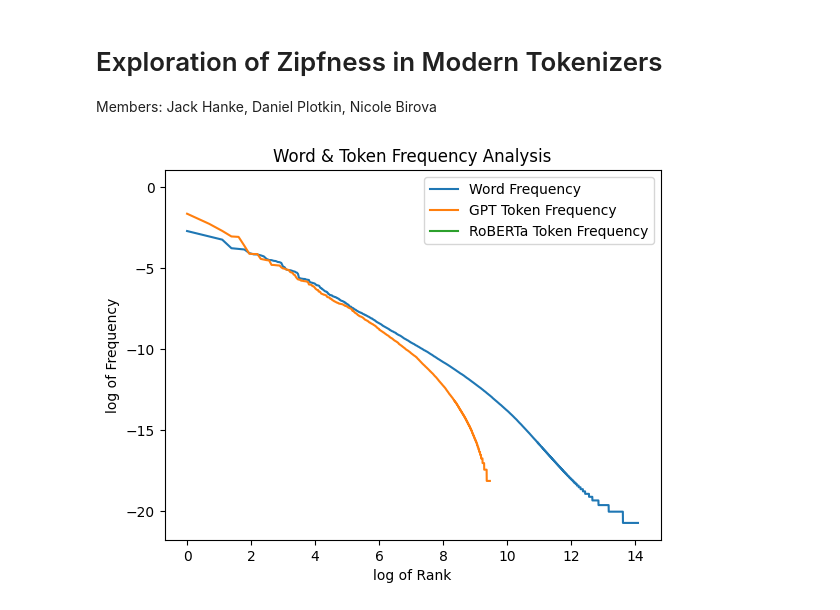
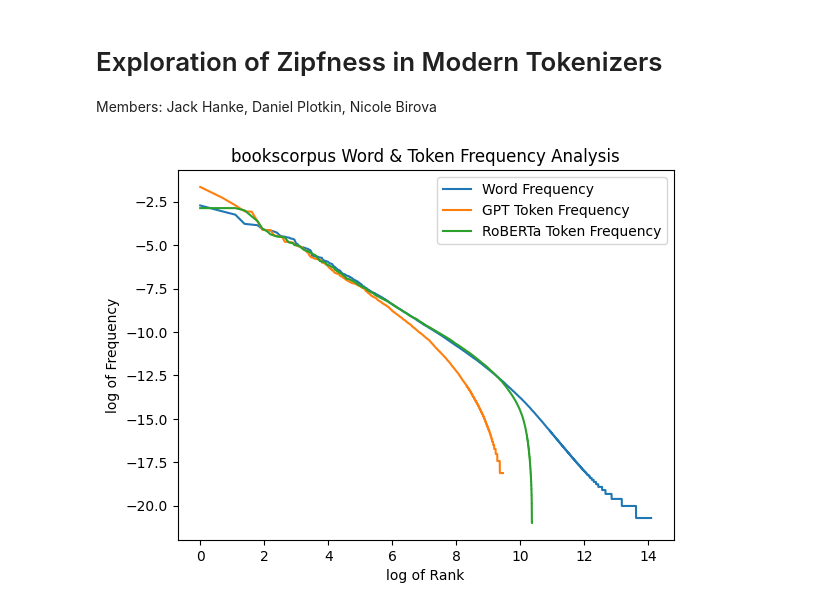
Before and after one commit to JackHanke/nlpsem, a Jupyter notebook: workspace.ipynb, the cells around one changed output. Cells and saved outputs as stored; diff of their text form; code cells hidden in the pictures.

Commit message:
bookscorpus done

```diff
--- a/workspace.ipynb
+++ b/workspace.ipynb
@@ -11,7 +11,9 @@ class RoBERTa_Tokenizer:
         self.name = 'RoBERTa Tokenizer'
         self.tokenizer = RobertaTokenizer.from_pretrained("FacebookAI/roberta-base")
     def tokenize(self, text_str: str):
+        return self.tokenizer(text_str)['input_ids']
         return self.tokenizer.encode(text_str[:512])
+        return self.tokenizer.encode(text_str)
     def detokenize(self, tokens: list[int]):
         return self.tokenizer.decode(tokens)
 
@@ -106,21 +108,30 @@ with open('bookscorpus_gpt4.pickle', 'wb') as f:
     pickle.dump(gpt_token_frequencies, f)
 with open('bookscorpus_roberta.pickle', 'wb') as f:
     pickle.dump(roberta_token_frequencies, f)
+# %%
+import pickle
+# load distributions
+with open('bookscorpus_words.pickle', 'rb') as f:
+    word_frequencies = pickle.load(f)
+with open('bookscorpus_gpt4.pickle', 'rb') as f:
+    gpt_token_frequencies = pickle.load(f)
+with open('bookscorpus_roberta.pickle', 'rb') as f:
+    roberta_token_frequencies = pickle.load(f)
 # %%
 #
 import matplotlib.pyplot as plt
 from math import log
 
 plt.plot([log(key_num+1) for key_num, key in enumerate(word_frequencies)], [log(float(value)) for key, value in word_frequencies.items()], label='Word Frequency')
 plt.plot([log(key_num+1) for key_num, key in enumerate(gpt_token_frequencies)], [log(float(value)) for key, value in gpt_token_frequencies.items()], label='GPT Token Frequency')
 plt.plot([log(key_num+1) for key_num, key in enumerate(roberta_token_frequencies)], [log(float(value)) for key, value in roberta_token_frequencies.items()], label='RoBERTa Token Frequency')
-plt.title(f'Word & Token Frequency Analysis')
+plt.title(f'bookscorpus Word & Token Frequency Analysis')
 plt.xlabel(f'log of Rank')
 plt.ylabel(f'log of Frequency')
 plt.legend()
 plt.show()
 # %% [output]
-[figure, old version]
+[figure, new version]
 # %%
 import scipy.stats as stats
 
```
Also changed, not shown: parts of 1 cell of this notebook, 3 other files.
